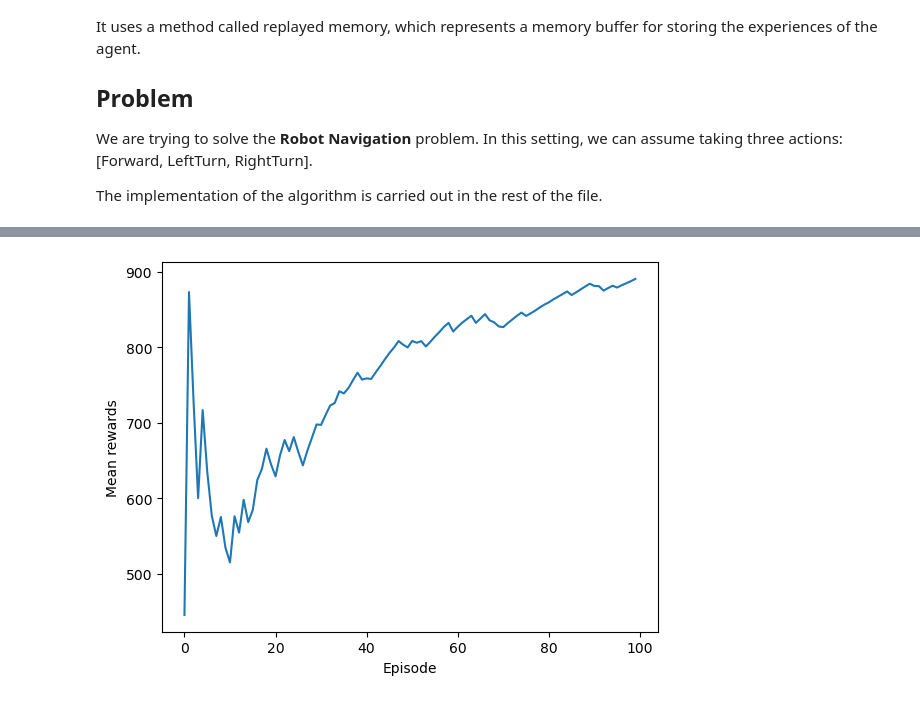
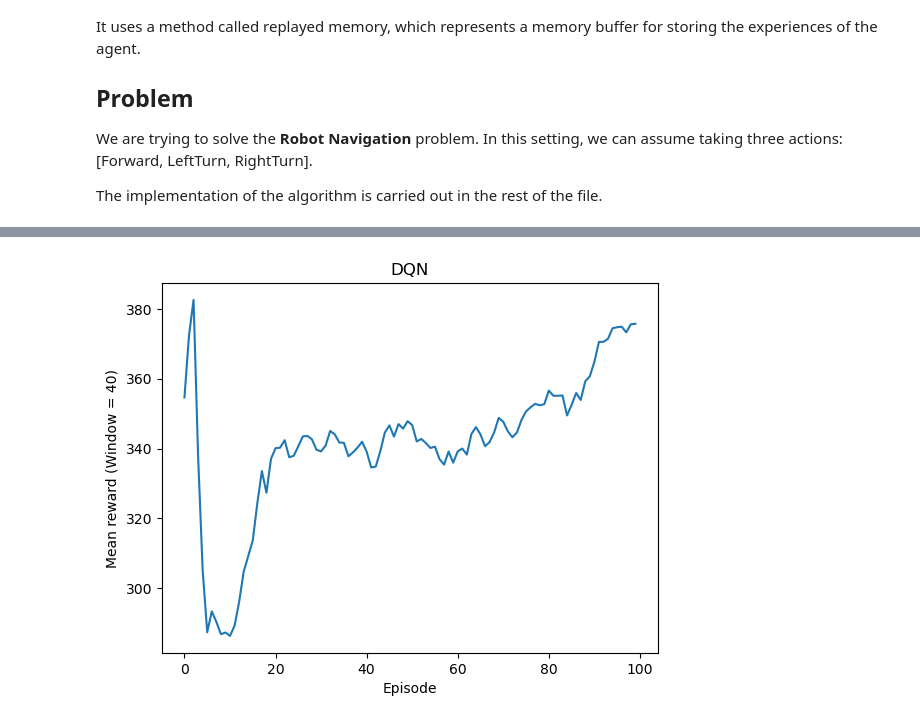
Before and after one commit to Reinforcement-Learning-F22/RobotNavigation, a Jupyter notebook: RoboNav_DQN.ipynb, the cells around one changed output, grey strips where cells are left out. Cells and saved outputs as stored; diff of their text form; code cells hidden in the pictures.

```diff
--- a/RoboNav_DQN.ipynb
+++ b/RoboNav_DQN.ipynb
@@ -77,7 +77,7 @@ class DQNAgent:
             Dense(units=24,activation = 'relu'),
             Dense(units=action_size, activation = 'linear')
         ])
-        self.model.compile(loss="mse", optimizer = Adam(lr=self.lr))
+        self.model.compile(loss="mse", optimizer = Adam(learning_rate=self.lr))
 
     def get_action(self, current_state):
         if np.random.uniform(0,1) < self.epsilon:
@@ -155,7 +157,7 @@ for episode in range(n_episodes):
 
         action = agent.get_action(current_state)
         next_state, reward, done, _ = env.step(action)
-        # print("action: ", env.actions[action], "state: ",next_state, "reward: ",reward)
+        print("action: ", env.actions[action], "state: ",next_state, "reward: ",reward)
         next_state = np.array([next_state])
         agent.store_episode(current_state, action, reward, next_state, done)
         total_rewards_per_episode += reward
@@ -168,10 +170,10 @@ for episode in range(n_episodes):
         current_state = next_state
 
     episode_rewards.append(total_rewards_per_episode)
-    total_mean_rewards = np.mean(episode_rewards)
+    total_mean_rewards = np.mean(episode_rewards[-40:])
     mean_rewards.append(total_mean_rewards)
-    print("Episode: ", episode)
-    print("Rewards mean: ", total_mean_rewards)
+    # print("Episode: ", episode)
+    # print("Rewards mean: ", total_mean_rewards)
 
     if total_steps >= agent.batch_size:
         agent.train(batch_size=agent.batch_size)
@@ -197,11 +198,12 @@ Rewards mean:  872.8982630869957
 # %%
 # Plot rewards mean against episodes
 plt.plot(mean_rewards)
 plt.xlabel("Episode")
-plt.ylabel("Mean rewards")
+plt.ylabel("Mean reward (Window = 40)")
+plt.title("DQN")
 plt.show()
 # %% [output]
-[figure, old version]
+[figure, new version]
 # %%
 # Plot reward per episode
 plt.plot(episode_rewards)
```
Also changed, not shown: parts of 4 cells of this notebook, 2 other files.
